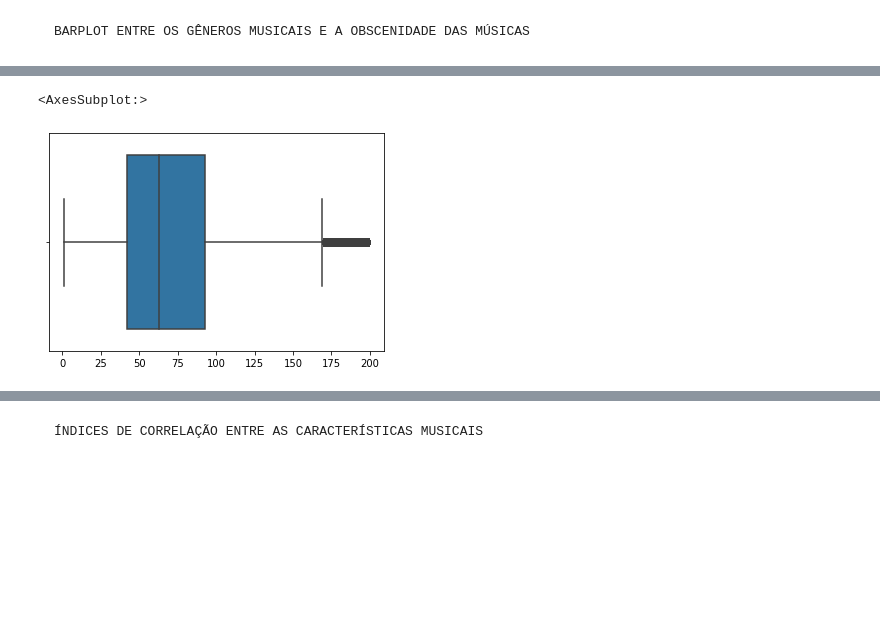
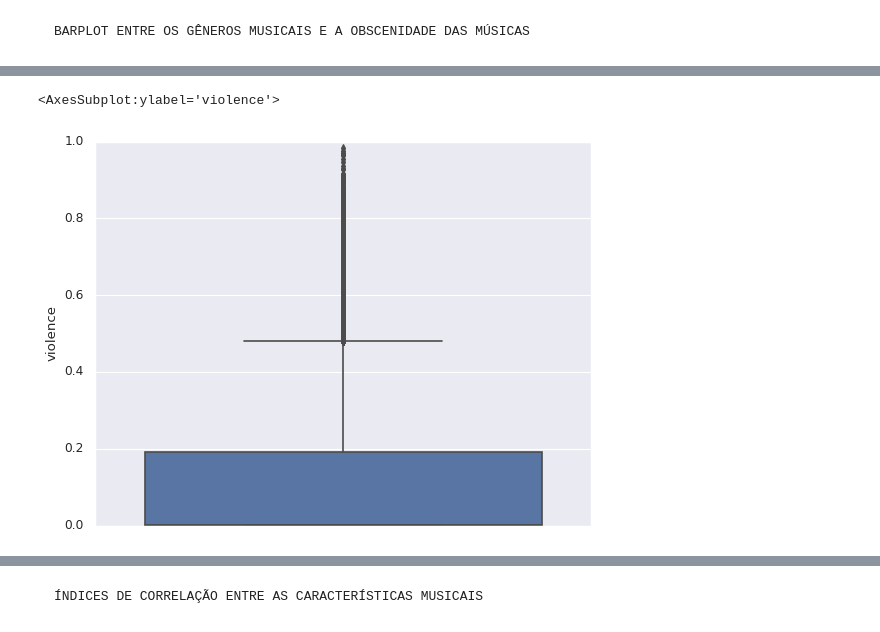
Before and after one commit to viniciusolzon/Music_Analysis, a Jupyter notebook: notebooks/dados.ipynb, the cells around one changed output, grey strips where cells are left out. Saved outputs shown, nothing was run; the diff lists cells and outputs as text; code cells hidden in the pictures; blank space fills up the shorter version.

```diff
--- a/notebooks/dados.ipynb
+++ b/notebooks/dados.ipynb
@@ -46,6 +45,7 @@ df.describe()
 # %% [markdown]
     LINEPLOT ENTRE ANO DE LANÇAMENTO CORRELACIONADO COM A OBSCENDIDADE DAS MÚSICAS
 # %%
+sns.set_theme()
 sns.lineplot(x="release_date", y="obscene", data= df)
 # %% [output]
 <AxesSubplot:xlabel='release_date', ylabel='obscene'>
@@ -86,5 +93,5 @@ plt.xticks(rotation = 90)
 # %%
-sns.boxplot(x = len,data = df)
+sns.boxplot(y = "violence",data = df)
 # %% [output]
-<AxesSubplot:>
+<AxesSubplot:ylabel='violence'>
-[figure, old version]
+[figure, new version]
```
Also changed, not shown: parts of 18 cells of this notebook.
